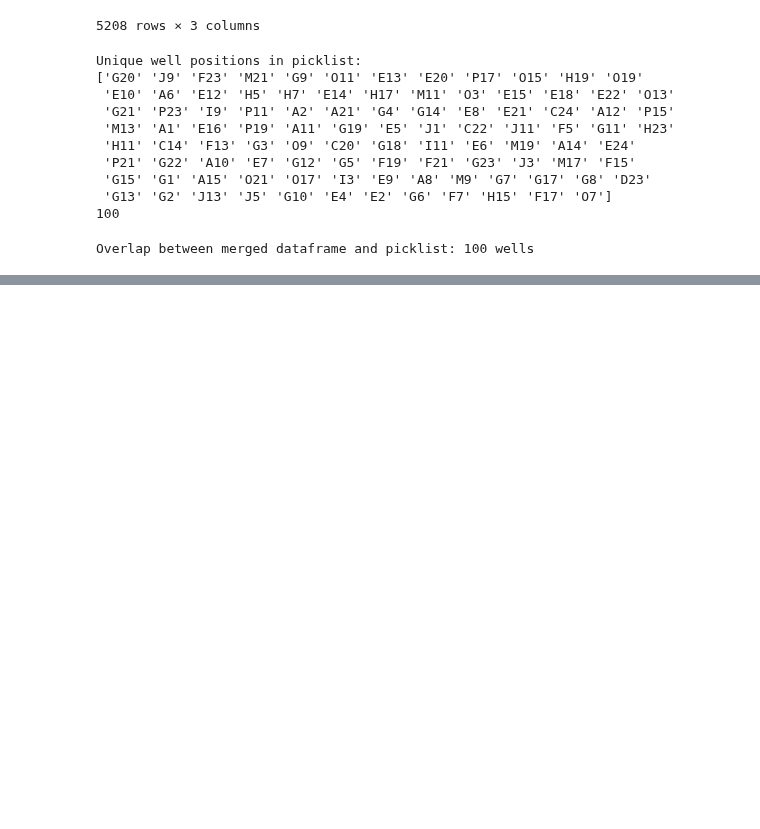
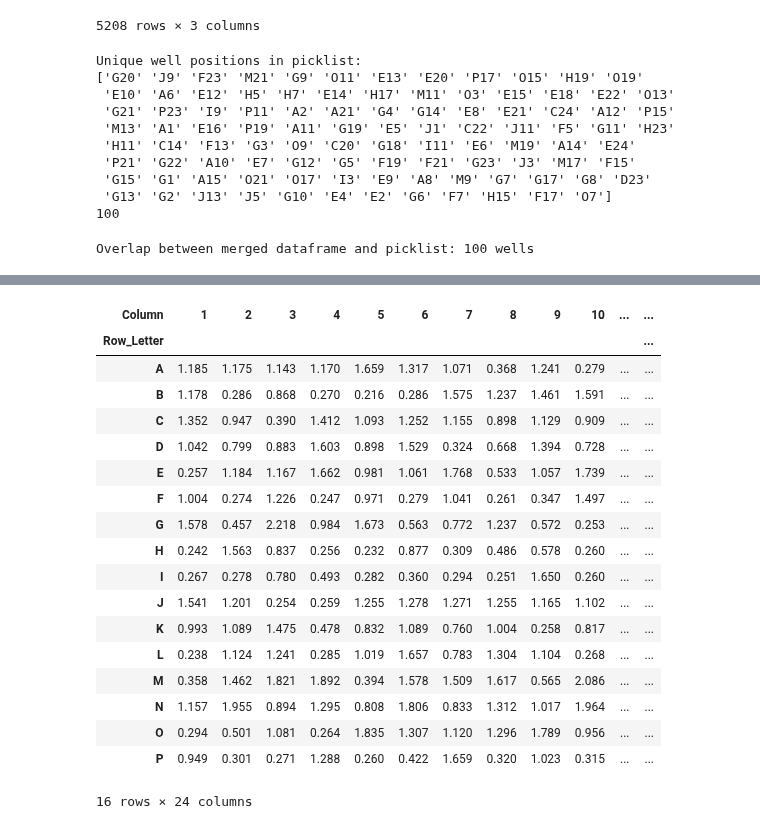
Before and after one commit to RatzkeLab/pairwise-interactions, a Jupyter notebook: 20260630/strain_check/check_strains.ipynb, the cells around one changed output, grey strips where cells are left out. Cells and saved outputs as stored; diff of their text form; code cells hidden in the pictures; blank space fills up the shorter version.

```diff
--- a/20260630/strain_check/check_strains.ipynb
+++ b/20260630/strain_check/check_strains.ipynb
@@ -122,10 +123,10 @@ def read_plate_reader_csv(file_path, n_headers=7):
             #assume this is a data line, split by commas
             data = line.strip().split(',')
             for i in range(len(data)):
-                dataframe_line = [cycle, time, t, letters[row_number], i+1, data[i]]
+                dataframe_line = [cycle, time, t, letters[row_number], row_number, i+1, data[i]]
                 dataframe_lines.append(dataframe_line)
             row_number += 1
     #create a dataframe from the list of lists
-    df = pd.DataFrame(dataframe_lines, columns=['Cycle', 'Time', 'T', 'Row', 'Column', 'Value'])
+    df = pd.DataFrame(dataframe_lines, columns=['Cycle', 'Time', 'T', 'Row_Letter','Row_No', 'Column', 'Value'])
     return df
 # %%
@@ -137 +201,26 @@ display(dfa)
+# %%
+df_pivot = df_combined.pivot(index='Row_Letter', columns='Column', values='Value')
+#coerce to numeric
+df_pivot = df_pivot.apply(pd.to_numeric, errors='coerce')
+display(df_pivot)
+# %% [output]
+| Column | 1 | 2 | 3 | 4 | 5 | 6 | 7 | 8 | 9 | 10 | ... | ... |
+| Row_Letter |  |  |  |  |  |  |  |  |  |  |  | ... |
+| A | 1.185 | 1.175 | 1.143 | 1.170 | 1.659 | 1.317 | 1.071 | 0.368 | 1.241 | 0.279 | ... | ... |
+| B | 1.178 | 0.286 | 0.868 | 0.270 | 0.216 | 0.286 | 1.575 | 1.237 | 1.461 | 1.591 | ... | ... |
+| C | 1.352 | 0.947 | 0.390 | 1.412 | 1.093 | 1.252 | 1.155 | 0.898 | 1.129 | 0.909 | ... | ... |
+| D | 1.042 | 0.799 | 0.883 | 1.603 | 0.898 | 1.529 | 0.324 | 0.668 | 1.394 | 0.728 | ... | ... |
+| E | 0.257 | 1.184 | 1.167 | 1.662 | 0.981 | 1.061 | 1.768 | 0.533 | 1.057 | 1.739 | ... | ... |
+| F | 1.004 | 0.274 | 1.226 | 0.247 | 0.971 | 0.279 | 1.041 | 0.261 | 0.347 | 1.497 | ... | ... |
+| G | 1.578 | 0.457 | 2.218 | 0.984 | 1.673 | 0.563 | 0.772 | 1.237 | 0.572 | 0.253 | ... | ... |
+| H | 0.242 | 1.563 | 0.837 | 0.256 | 0.232 | 0.877 | 0.309 | 0.486 | 0.578 | 0.260 | ... | ... |
+| I | 0.267 | 0.278 | 0.780 | 0.493 | 0.282 | 0.360 | 0.294 | 0.251 | 1.650 | 0.260 | ... | ... |
+| J | 1.541 | 1.201 | 0.254 | 0.259 | 1.255 | 1.278 | 1.271 | 1.255 | 1.165 | 1.102 | ... | ... |
+| K | 0.993 | 1.089 | 1.475 | 0.478 | 0.832 | 1.089 | 0.760 | 1.004 | 0.258 | 0.817 | ... | ... |
+| L | 0.238 | 1.124 | 1.241 | 0.285 | 1.019 | 1.657 | 0.783 | 1.304 | 1.104 | 0.268 | ... | ... |
+| M | 0.358 | 1.462 | 1.821 | 1.892 | 0.394 | 1.578 | 1.509 | 1.617 | 0.565 | 2.086 | ... | ... |
+| N | 1.157 | 1.955 | 0.894 | 1.295 | 0.808 | 1.806 | 0.833 | 1.312 | 1.017 | 1.964 | ... | ... |
+| O | 0.294 | 0.501 | 1.081 | 0.264 | 1.835 | 1.307 | 1.120 | 1.296 | 1.789 | 0.956 | ... | ... |
+| P | 0.949 | 0.301 | 0.271 | 1.288 | 0.260 | 0.422 | 1.659 | 0.320 | 1.023 | 0.315 | ... | ... |
+16 rows × 24 columns
 # %%
```
Also changed, not shown: parts of 7 cells of this notebook.
